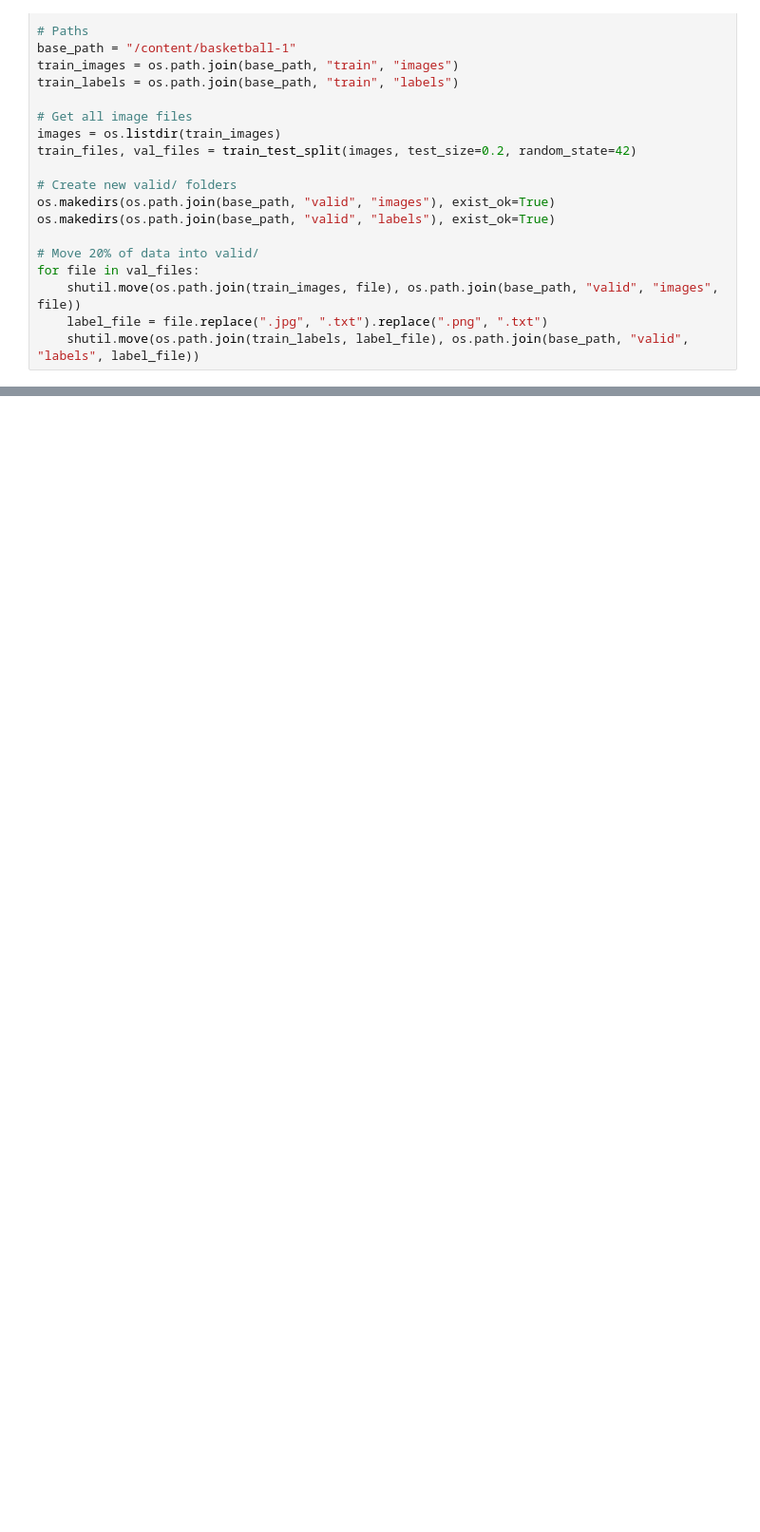
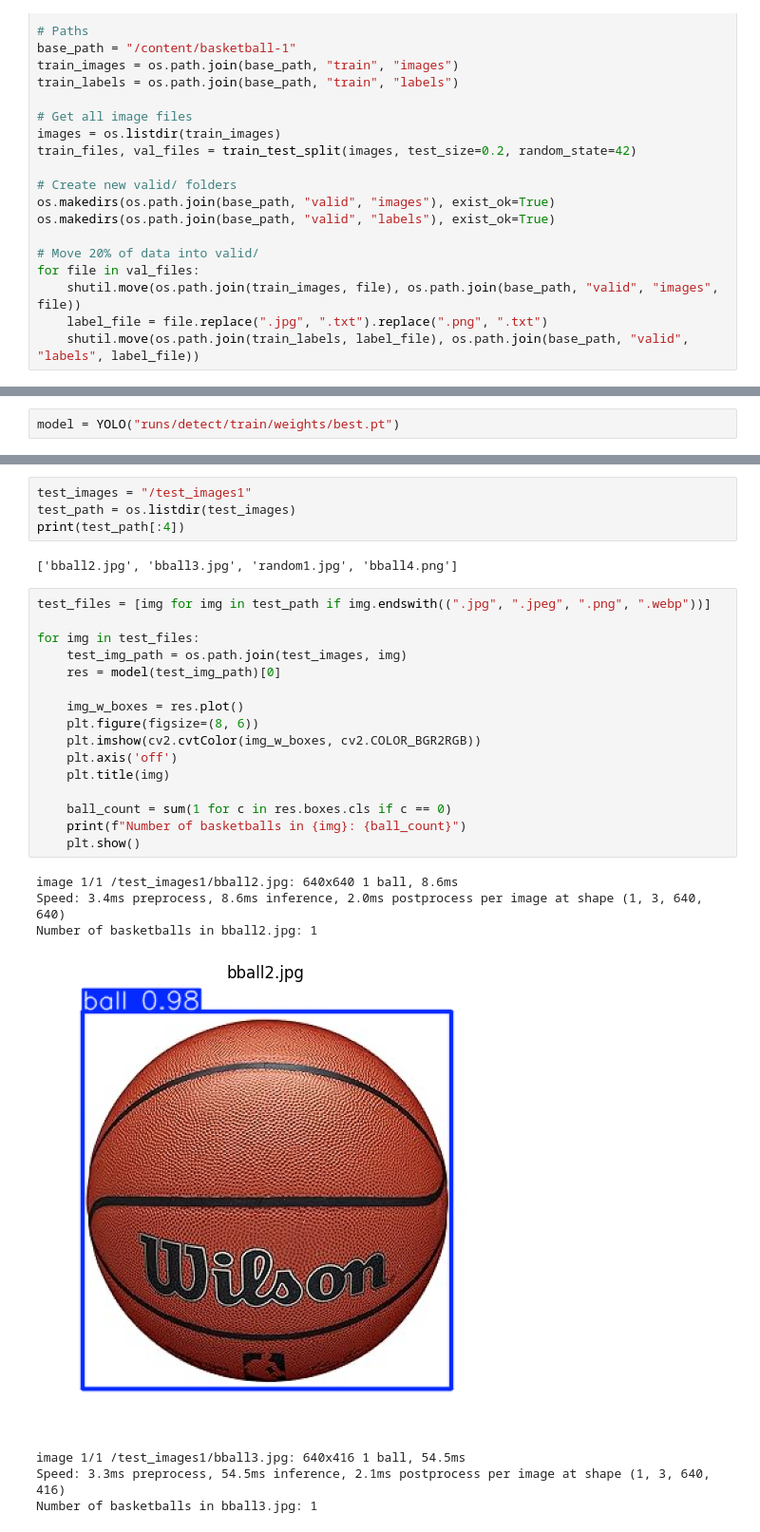
Before and after one commit to chrisalpuerto/Bball-shot-Detection, a Jupyter notebook: BasketballMLModel.ipynb, the cells around one changed output, grey strips where cells are left out. Shown at 95% size. Drawn from its saved outputs; the diff is of its cells as text; blank space fills up the shorter version.

```diff
--- a/BasketballMLModel.ipynb
+++ b/BasketballMLModel.ipynb
@@ -176,0 +250,2 @@ mAP50-95: 0.7237850311282584
+# %%
+model = YOLO("runs/detect/train/weights/best.pt")
@@ -176,0 +264,30 @@ mAP50-95: 0.7237850311282584
+# %%
+test_images = "/test_images1"
+test_path = os.listdir(test_images)
+print(test_path[:4])
+# %% [output]
+['bball2.jpg', 'bball3.jpg', 'random1.jpg', 'bball4.png']
+# %%
+test_files = [img for img in test_path if img.endswith((".jpg", ".jpeg", ".png", ".webp"))]
+
+for img in test_files:
+    test_img_path = os.path.join(test_images, img)
+    res = model(test_img_path)[0]
+
+    img_w_boxes = res.plot()
+    plt.figure(figsize=(8, 6))
+    plt.imshow(cv2.cvtColor(img_w_boxes, cv2.COLOR_BGR2RGB))
+    plt.axis('off')
+    plt.title(img)
+
+    ball_count = sum(1 for c in res.boxes.cls if c == 0)
+    print(f"Number of basketballs in {img}: {ball_count}")
+    plt.show()
+# %% [output]
+image 1/1 /test_images1/bball2.jpg: 640x640 1 ball, 8.6ms
+Speed: 3.4ms preprocess, 8.6ms inference, 2.0ms postprocess per image at shape (1, 3, 640, 640)
+Number of basketballs in bball2.jpg: 1
+[figure, added]
+image 1/1 /test_images1/bball3.jpg: 640x416 1 ball, 54.5ms
+Speed: 3.3ms preprocess, 54.5ms inference, 2.1ms postprocess per image at shape (1, 3, 640, 416)
+Number of basketballs in bball3.jpg: 1
```
Also changed, not shown: parts of 22 cells of this notebook.
